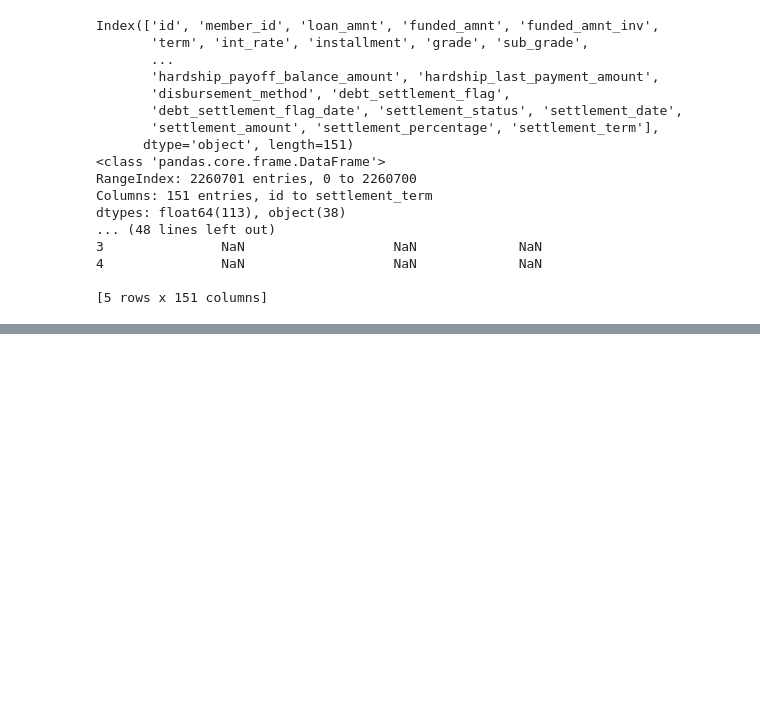
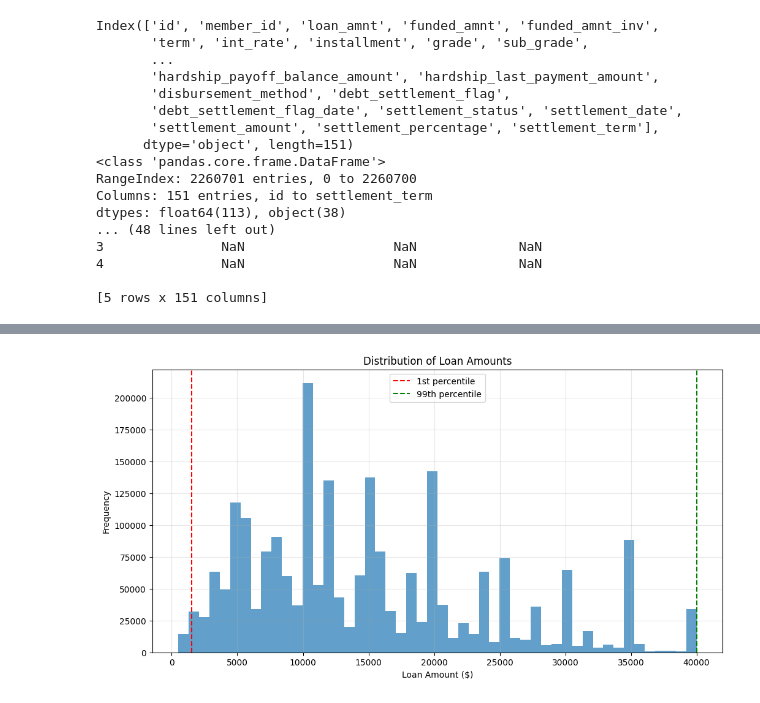
Before and after one commit to DennisToma/ML_Operations_Exercises, a Jupyter notebook: EDA.ipynb, the cells around one changed output, grey strips where cells are left out. Drawn from its saved outputs; the diff is of its cells as text; code cells hidden in the pictures; blank space fills up the shorter version.

```diff
--- a/EDA.ipynb
+++ b/EDA.ipynb
@@ -60,0 +61,7 @@ accepted
+# %%
+# Calculate percentiles to understand the distribution
+percentiles = [0.1, 1, 5, 10, 25, 50, 75, 90, 95, 99, 99.9]
+loan_percentiles = {p: accepted['loan_amnt'].quantile(p/100) for p in percentiles}
+print("\nLoan Amount Percentiles:")
+for p, value in loan_percentiles.items():
+    print(f"{p}th percentile: ${value:.2f}")
@@ -60,0 +81,13 @@ accepted
+# %%
+plt.figure(figsize=(12, 6))
+plt.hist(accepted['loan_amnt'].dropna(), bins=50, alpha=0.7)
+plt.axvline(loan_percentiles[1], color='r', linestyle='--', label='1st percentile')
+plt.axvline(loan_percentiles[99], color='g', linestyle='--', label='99th percentile')
+plt.title('Distribution of Loan Amounts')
+plt.xlabel('Loan Amount ($)')
+plt.ylabel('Frequency')
+plt.legend()
+plt.grid(True, alpha=0.3)
+plt.show()
+# %% [output]
+[figure, added]
```
Also changed, not shown: parts of 15 cells of this notebook, 4 other files.
